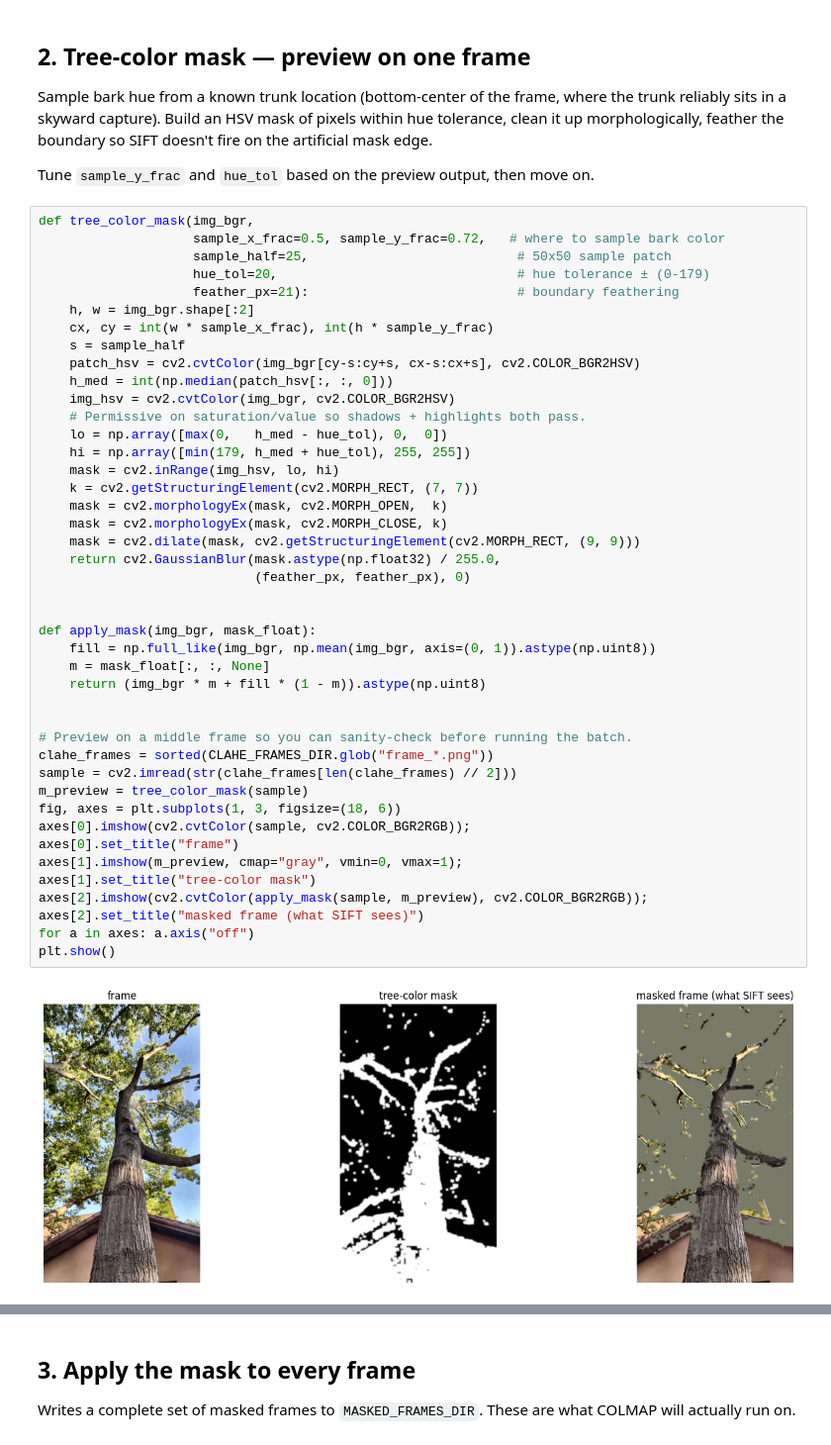
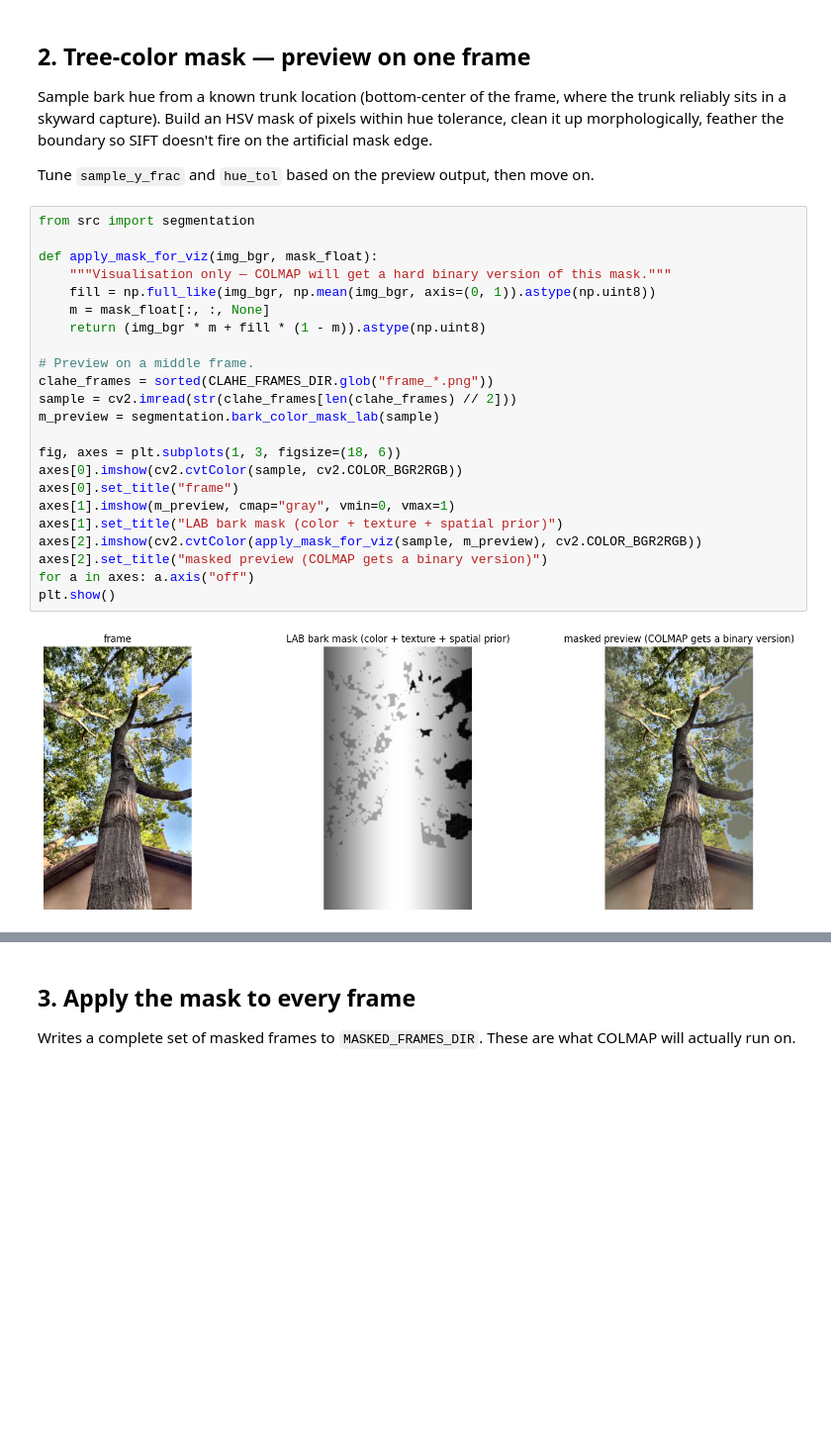
Before and after one commit to ColeVH2112/cs131_project, a Jupyter notebook: notebooks/04_sfm_colmap.ipynb, the cells around one changed output, grey strips where cells are left out. Shown at 99% size. Drawn from its saved outputs; the diff is of its cells as text; blank space fills up the shorter version.

```diff
--- a/notebooks/04_sfm_colmap.ipynb
+++ b/notebooks/04_sfm_colmap.ipynb
@@ -86,45 +86,28 @@ doesn't fire on the artificial mask edge.
 
 Tune `sample_y_frac` and `hue_tol` based on the preview output, then move on.
 # %%
-def tree_color_mask(img_bgr,
-                    sample_x_frac=0.5, sample_y_frac=0.72,   # where to sample bark color
-                    sample_half=25,                           # 50x50 sample patch
-                    hue_tol=20,                               # hue tolerance ± (0-179)
-                    feather_px=21):                           # boundary feathering
-    h, w = img_bgr.shape[:2]
-    cx, cy = int(w * sample_x_frac), int(h * sample_y_frac)
-    s = sample_half
-    patch_hsv = cv2.cvtColor(img_bgr[cy-s:cy+s, cx-s:cx+s], cv2.COLOR_BGR2HSV)
-    h_med = int(np.median(patch_hsv[:, :, 0]))
-    img_hsv = cv2.cvtColor(img_bgr, cv2.COLOR_BGR2HSV)
-    # Permissive on saturation/value so shadows + highlights both pass.
-    lo = np.array([max(0,   h_med - hue_tol), 0,  0])
-    hi = np.array([min(179, h_med + hue_tol), 255, 255])
-    mask = cv2.inRange(img_hsv, lo, hi)
-    k = cv2.getStructuringElement(cv2.MORPH_RECT, (7, 7))
-    mask = cv2.morphologyEx(mask, cv2.MORPH_OPEN,  k)
-    mask = cv2.morphologyEx(mask, cv2.MORPH_CLOSE, k)
-    mask = cv2.dilate(mask, cv2.getStructuringElement(cv2.MORPH_RECT, (9, 9)))
-    return cv2.GaussianBlur(mask.astype(np.float32) / 255.0,
-                            (feather_px, feather_px), 0)
+from src import segmentation
 
-
-def apply_mask(img_bgr, mask_float):
+def apply_mask_for_viz(img_bgr, mask_float):
+    """Visualisation only — COLMAP will get a hard binary version of this mask."""
     fill = np.full_like(img_bgr, np.mean(img_bgr, axis=(0, 1)).astype(np.uint8))
     m = mask_float[:, :, None]
     return (img_bgr * m + fill * (1 - m)).astype(np.uint8)
 
-
-# Preview on a middle frame so you can sanity-check before running the batch.
+# Preview on a middle frame.
 clahe_frames = sorted(CLAHE_FRAMES_DIR.glob("frame_*.png"))
 sample = cv2.imread(str(clahe_frames[len(clahe_frames) // 2]))
-m_preview = tree_color_mask(sample)
+m_preview = segmentation.bark_color_mask_lab(sample)
+
 fig, axes = plt.subplots(1, 3, figsize=(18, 6))
-axes[0].imshow(cv2.cvtColor(sample, cv2.COLOR_BGR2RGB));                       axes[0].set_title("frame")
-axes[1].imshow(m_preview, cmap="gray", vmin=0, vmax=1);                        axes[1].set_title("tree-color mask")
-axes[2].imshow(cv2.cvtColor(apply_mask(sample, m_preview), cv2.COLOR_BGR2RGB)); axes[2].set_title("masked frame (what SIFT sees)")
+axes[0].imshow(cv2.cvtColor(sample, cv2.COLOR_BGR2RGB))
+axes[0].set_title("frame")
+axes[1].imshow(m_preview, cmap="gray", vmin=0, vmax=1)
+axes[1].set_title("LAB bark mask (color + texture + spatial prior)")
+axes[2].imshow(cv2.cvtColor(apply_mask_for_viz(sample, m_preview), cv2.COLOR_BGR2RGB))
+axes[2].set_title("masked preview (COLMAP gets a binary version)")
 for a in axes: a.axis("off")
 plt.show()
 # %% [output]
-[figure, old version]
+[figure, new version]
 # %%
```
Also changed, not shown: parts of 7 cells of this notebook, 1 other file.
